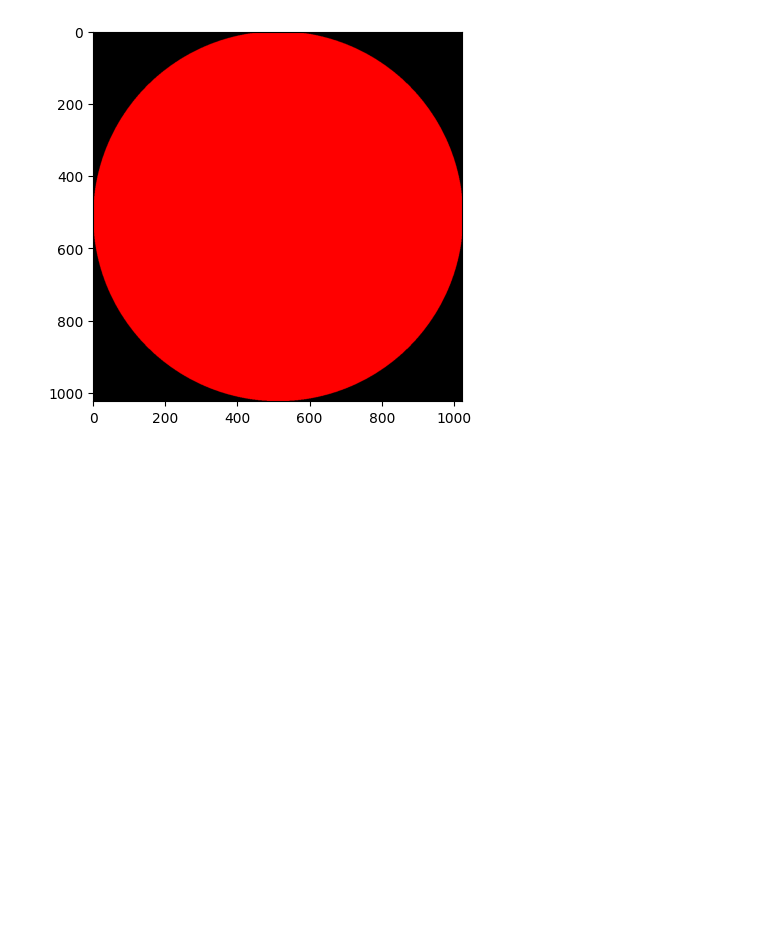
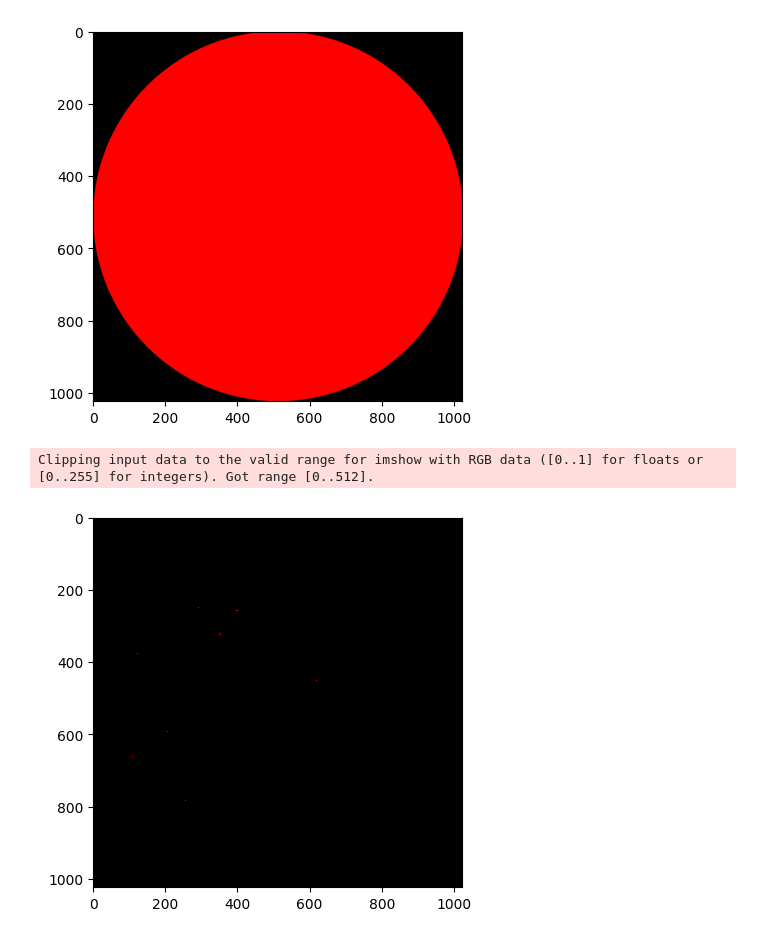
Before and after one commit to William-XiaodongAn/defibrillation, a Jupyter notebook: jupyter_script/mask_no_hole.ipynb, the cells around one changed output. Cells and saved outputs as stored; diff of their text form; code cells hidden in the pictures; blank space fills up the shorter version.

```diff
--- a/jupyter_script/mask_no_hole.ipynb
+++ b/jupyter_script/mask_no_hole.ipynb
@@ -43,3 +44,32 @@ data_list = [1024, 1024] + data_list
 with open('../Re_ defibrillation codes/maskcircle.csv', 'w', newline='') as f:
     writer = csv.writer(f)
     writer.writerow(data_list)
+# %%
+# read csv file in 'Re_ defibrillation codes\maskcirclenew1.csv', no def
+csv.field_size_limit(sys.maxsize)
+
+data = []
+with open('../data/tip_test.csv', 'r') as f:
+    reader = csv.reader(f)
+    for row in reader: # get rid of first two rows
+        for i in row:
+            data.append(int(i))
+data_ = np.array(data).reshape((1024, 1024, 4))
+
+# now change all pixel [1,1,1,1] to [1 0 0 0] at circle with radius 512
+
+epsilon = 1e-6
+for i in range(data_.shape[0]):
+    for j in range(data_.shape[1]):
+        if (512) ** 2 - epsilon <= (i - 512) ** 2 + (j - 512) ** 2 <= (512) ** 2 + epsilon:  # circle with radius 500
+            if (data_[i, j] == [1, 1, 1, 1]).all():
+                data_[i, j] = [1, 0, 0, 0]  # red
+# %%
+# all pixel are [0000] or [1111], now scale [0000 to white] and [1111 to black]
+
+data__ = data_[..., :3] * 512
+plt.imshow(data__, interpolation='nearest')
+plt.show()
+# %% [output]
+Clipping input data to the valid range for imshow with RGB data ([0..1] for floats or [0..255] for integers). Got range [0..512].
+[figure, added]
```
Also changed, not shown: parts of 6 cells of this notebook, 5 other files.
